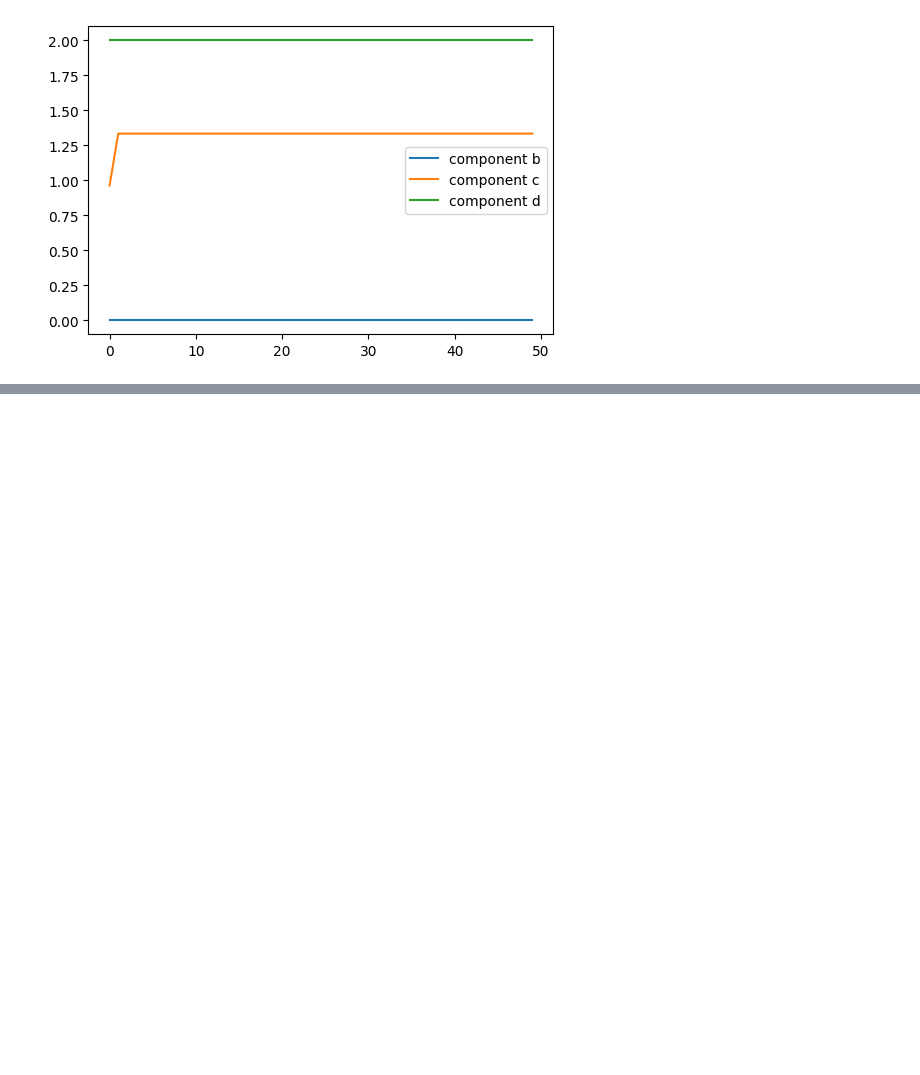
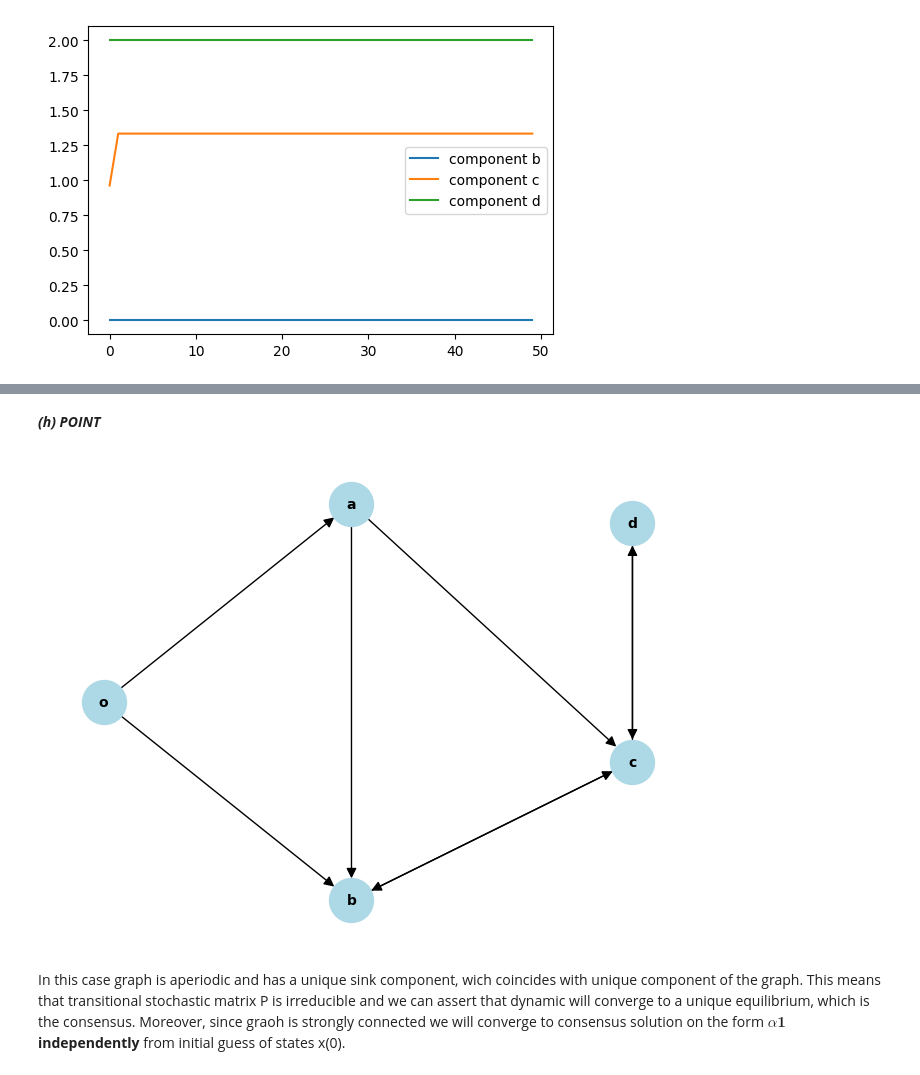
Before and after one commit to LucianoScarpino/HM_2_Network_Dynamics, a Jupyter notebook: ex_1.ipynb, the cells around one changed output, grey strips where cells are left out. Saved outputs shown, nothing was run; the diff lists cells and outputs as text; code cells hidden in the pictures; blank space fills up the shorter version.

```diff
--- a/ex_1.ipynb
+++ b/ex_1.ipynb
@@ -482,0 +520,12 @@ As we expected, dynamic doesn't reach a consensus but an equilibrium wich **does
+# %% [markdown]
+***(h) POINT***
+# %%
+G3 = G.copy()
+G3.remove_edges_from([('b','o'),('d','a')])
+
+nx.draw(G3, pos_init, with_labels=True, node_color='lightblue', node_size=1000, font_size=10, font_weight='bold', arrowsize=15)
+plt.show()
+# %% [output]
+[figure, added]
+# %% [markdown]
+In this case graph is aperiodic and has a unique sink component, wich coincides with unique component of the graph. This means that transitional stochastic matrix P is irreducible and we can assert that dynamic will converge to a unique equilibrium, which is the consensus. Moreover, since graoh is strongly connected we will converge to consensus solution on the form $\alpha\boldsymbol{1}$ **independently** from initial guess of states x(0).
```
Also changed, not shown: parts of 2 cells of this notebook.
